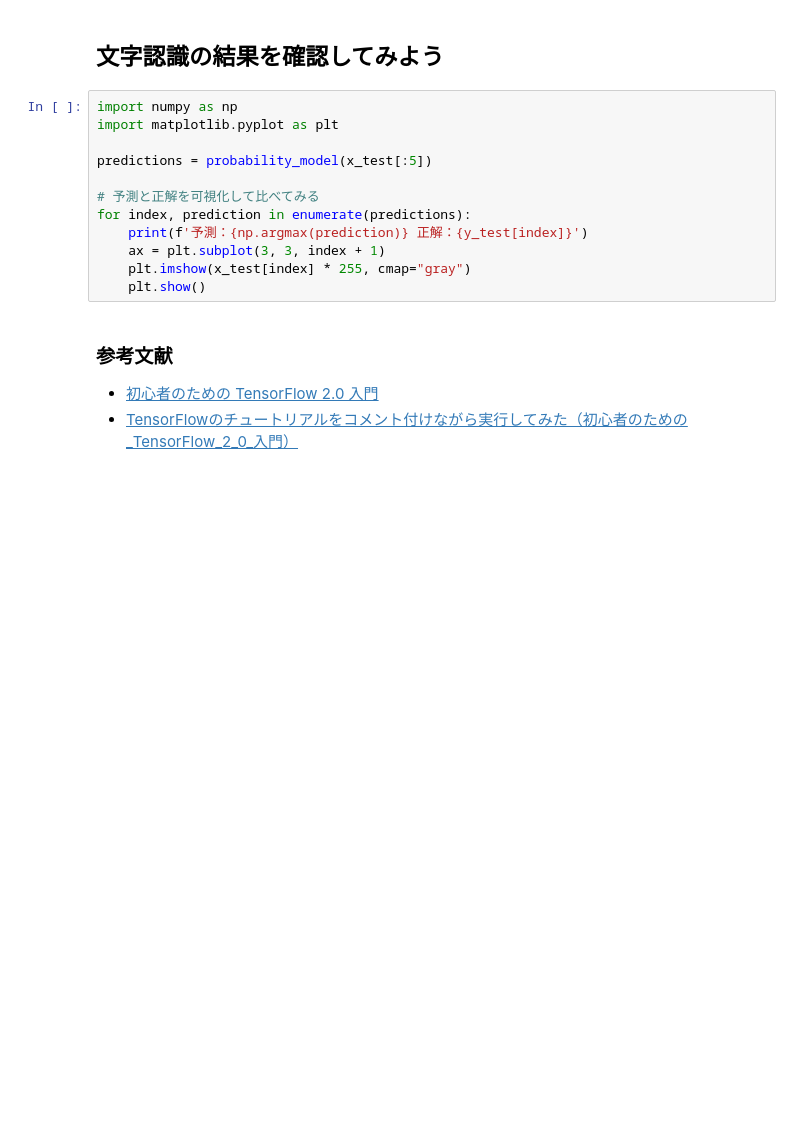
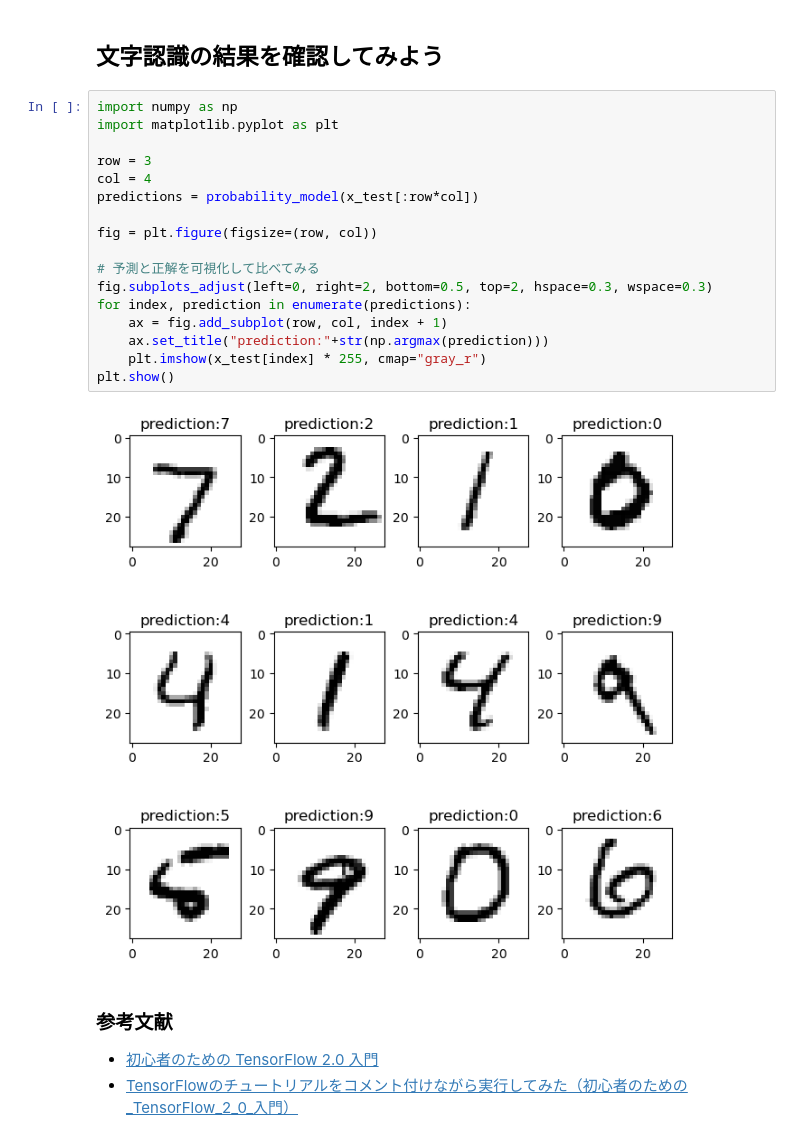
Before and after one commit to crotsu/Deep_Learning_Starting_with_Examples, a Jupyter notebook: chap1_deeplearning/chap1_deeplearning.ipynb, the cells around one changed output. Cells and saved outputs as stored; diff of their text form; blank space fills up the shorter version.

```diff
--- a/chap1_deeplearning/chap1_deeplearning.ipynb
+++ b/chap1_deeplearning/chap1_deeplearning.ipynb
@@ -58,15 +92,22 @@ probability_model(x_test[:5])
 # %%
 import numpy as np
 import matplotlib.pyplot as plt
 
-predictions = probability_model(x_test[:5])
+row = 3
+col = 4
+predictions = probability_model(x_test[:row*col])
+
+fig = plt.figure(figsize=(row, col))
 
 # 予測と正解を可視化して比べてみる
+fig.subplots_adjust(left=0, right=2, bottom=0.5, top=2, hspace=0.3, wspace=0.3)
 for index, prediction in enumerate(predictions):
-    print(f'予測：{np.argmax(prediction)} 正解：{y_test[index]}')
-    ax = plt.subplot(3, 3, index + 1)
-    plt.imshow(x_test[index] * 255, cmap="gray")
-    plt.show()
+    ax = fig.add_subplot(row, col, index + 1)
+    ax.set_title("prediction:"+str(np.argmax(prediction)))
+    plt.imshow(x_test[index] * 255, cmap="gray_r")
+plt.show()
+# %% [output]
+[figure, added]
 # %% [markdown]
 ### 参考文献
 - [初心者のための TensorFlow 2.0 入門](https://www.tensorflow.org/tutorials/quickstart/beginner?hl=ja)
```
Also changed, not shown: parts of 1 cell of this notebook.
